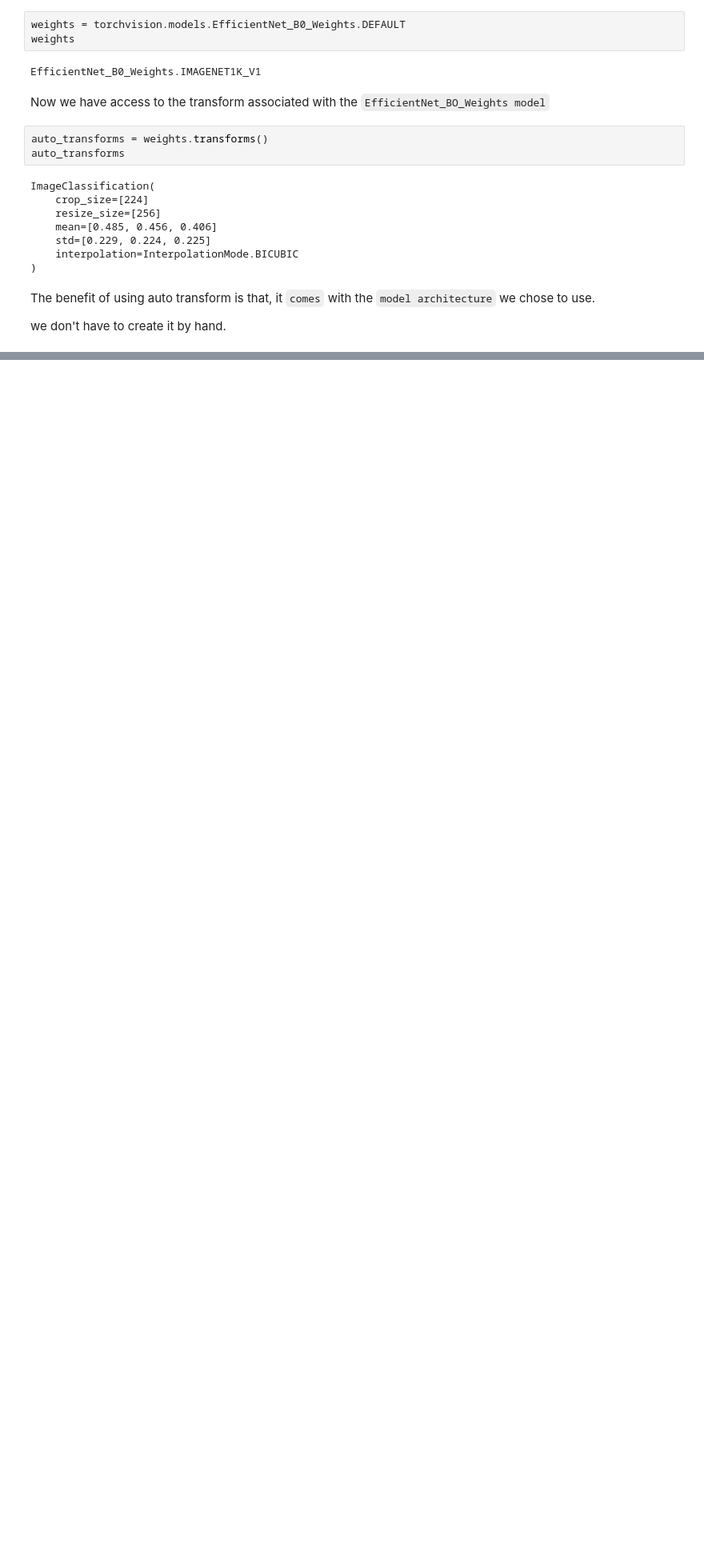
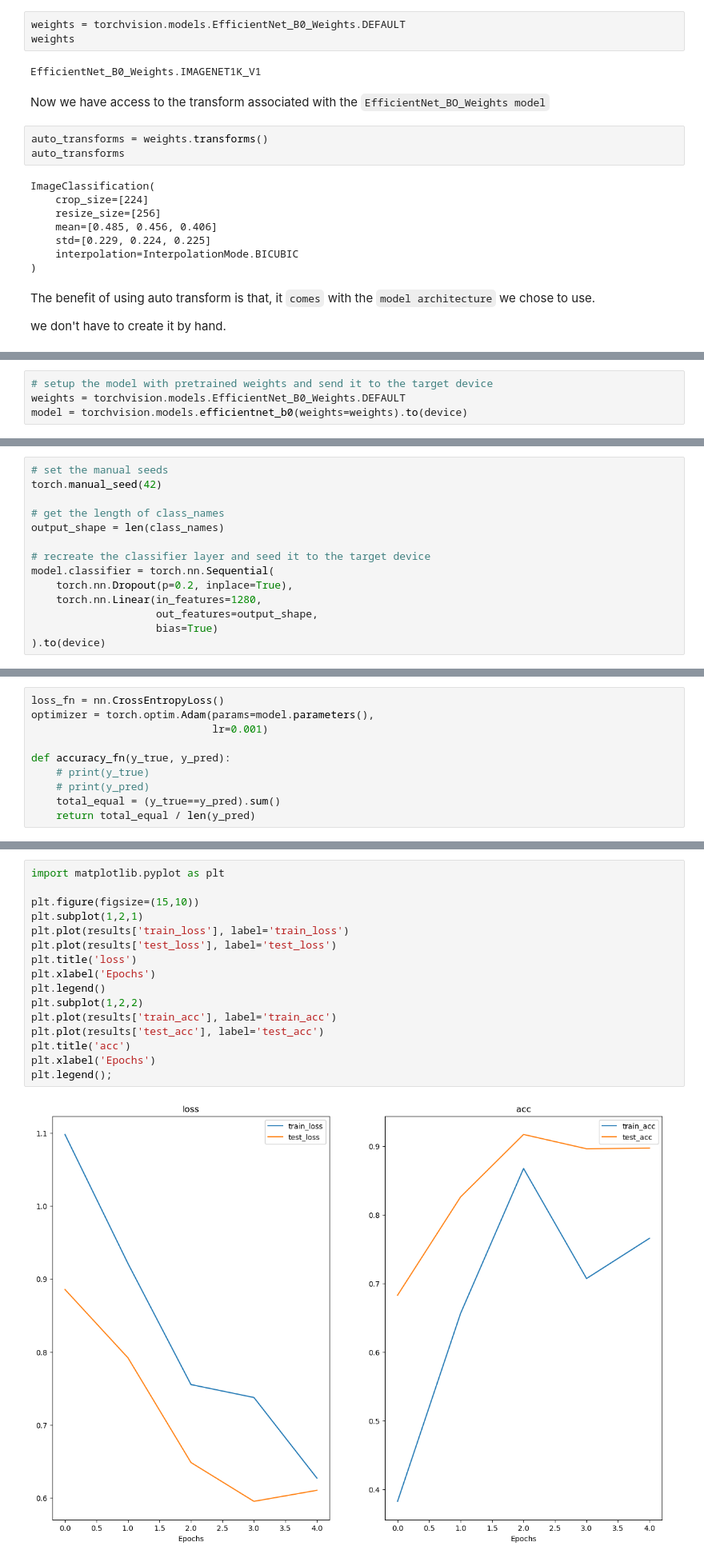
Before and after one commit to maheshsunuwar/deep-learning-pytorch, a Jupyter notebook: 06. PyTorch Transfer Learning/06_pytorch_transfer_learning.ipynb, the cells around one changed output, grey strips where cells are left out. Shown at 80% size. Cells and saved outputs as stored; diff of their text form; blank space fills up the shorter version.

```diff
--- a/06. PyTorch Transfer Learning/06_pytorch_transfer_learning.ipynb
+++ b/06. PyTorch Transfer Learning/06_pytorch_transfer_learning.ipynb
@@ -197,0 +267,4 @@ we don't have to create it by hand.
+# %%
+# setup the model with pretrained weights and send it to the target device
+weights = torchvision.models.EfficientNet_B0_Weights.DEFAULT
+model = torchvision.models.efficientnet_b0(weights=weights).to(device)
@@ -197,0 +381,14 @@ we don't have to create it by hand.
+# %%
+# set the manual seeds
+torch.manual_seed(42)
+
+# get the length of class_names
+output_shape = len(class_names)
+
+# recreate the classifier layer and seed it to the target device
+model.classifier = torch.nn.Sequential(
+    torch.nn.Dropout(p=0.2, inplace=True),
+    torch.nn.Linear(in_features=1280,
+                    out_features=output_shape,
+                    bias=True)
+).to(device)
@@ -197,0 +431,10 @@ we don't have to create it by hand.
+# %%
+loss_fn = nn.CrossEntropyLoss()
+optimizer = torch.optim.Adam(params=model.parameters(),
+                             lr=0.001)
+
+def accuracy_fn(y_true, y_pred):
+    # print(y_true)
+    # print(y_pred)
+    total_equal = (y_true==y_pred).sum()
+    return total_equal / len(y_pred)
@@ -197,0 +517,18 @@ we don't have to create it by hand.
+# %%
+import matplotlib.pyplot as plt
+
+plt.figure(figsize=(15,10))
+plt.subplot(1,2,1)
+plt.plot(results['train_loss'], label='train_loss')
+plt.plot(results['test_loss'], label='test_loss')
+plt.title('loss')
+plt.xlabel('Epochs')
+plt.legend()
+plt.subplot(1,2,2)
+plt.plot(results['train_acc'], label='train_acc')
+plt.plot(results['test_acc'], label='test_acc')
+plt.title('acc')
+plt.xlabel('Epochs')
+plt.legend();
+# %% [output]
+[figure, added]
```
Also changed, not shown: parts of 36 cells of this notebook, 16 other files.
